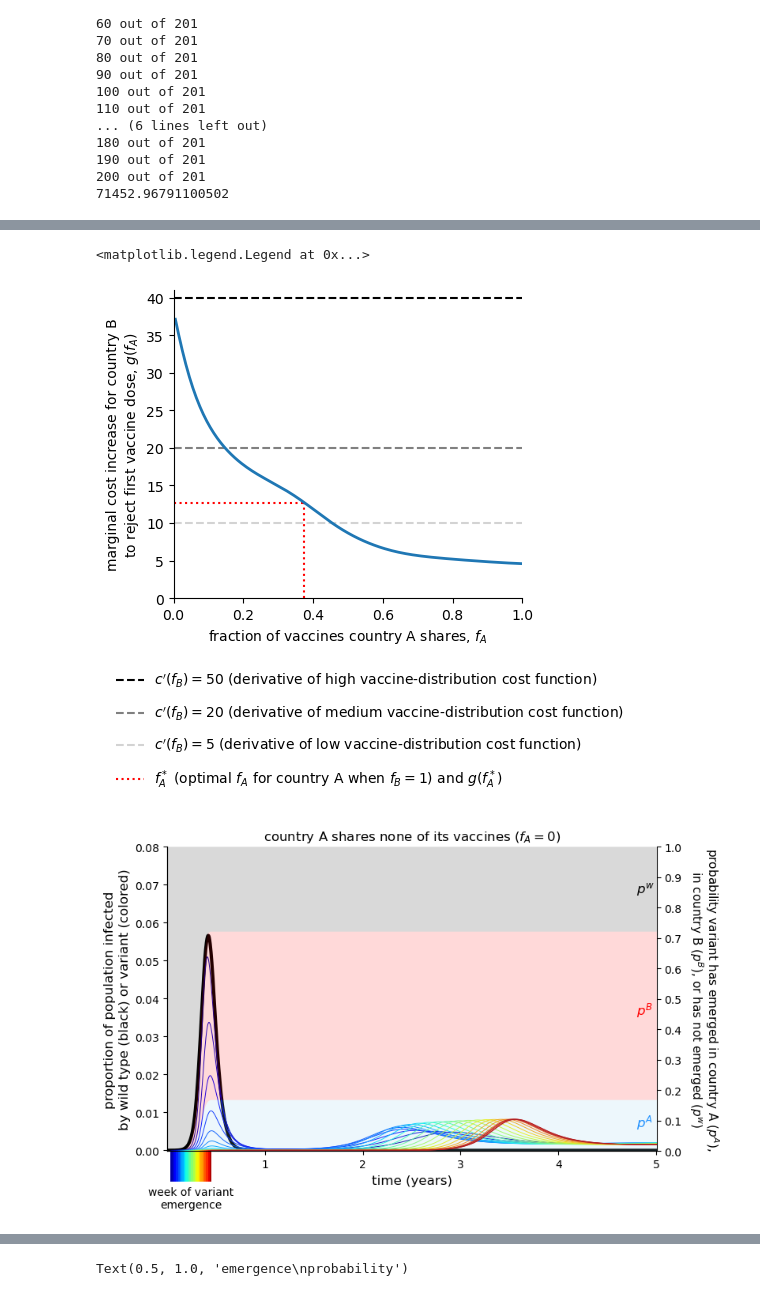
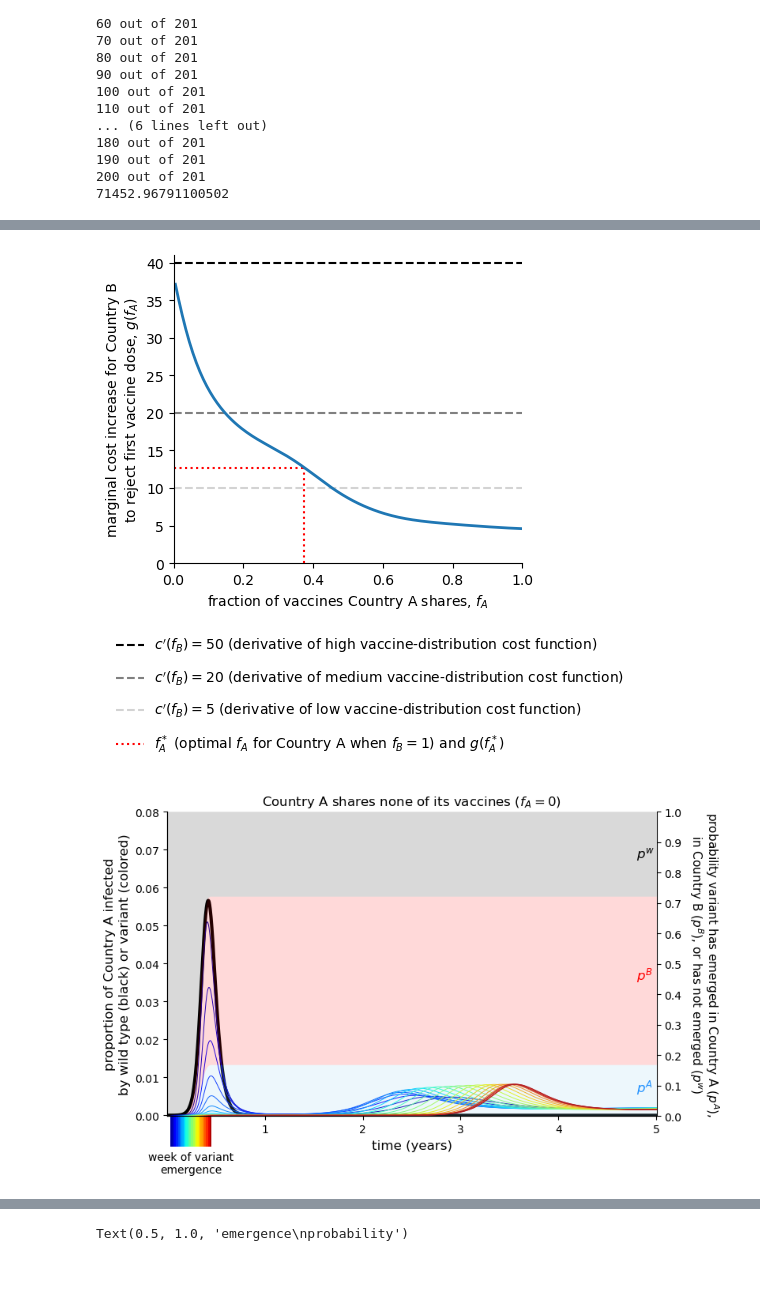
Before and after one commit to freedmanari/vaccine_nationalism, a Jupyter notebook: vaccine_nationalism.ipynb, the cells around one changed output, grey strips where cells are left out. Saved outputs shown, nothing was run; the diff lists cells and outputs as text; code cells hidden in the pictures.

```diff
--- a/vaccine_nationalism.ipynb
+++ b/vaccine_nationalism.ipynb
@@ -876,7 +871,7 @@ plt.axhline(y=cost_slope_high, color='black', linewidth=1.5, linestyle='dashed',
 plt.axhline(y=cost_slope_medium, color='gray', linewidth=1.5, linestyle='dashed', label='$c\'(f_B)=20$ (derivative of medium vaccine-distribution cost function)')
 plt.axhline(y=cost_slope_low, color='lightgray', linewidth=1.5, linestyle='dashed', label='$c\'(f_B)=5$ (derivative of low vaccine-distribution cost function)')
 
-plt.plot([f_A_star]*2, [0, gs[f_A_star_ix-1]], linewidth=1.5, color='red', linestyle='dotted', label='$f_A^*$ (optimal $f_A$ for country A when $f_B=1$) and $g(f_A^*)$')
+plt.plot([f_A_star]*2, [0, gs[f_A_star_ix-1]], linewidth=1.5, color='red', linestyle='dotted', label='$f_A^*$ (optimal $f_A$ for Country A when $f_B=1$) and $g(f_A^*)$')
 plt.plot([0, f_A_star], [gs[f_A_star_ix-1]]*2, linewidth=1.5, color='red', linestyle='dotted')
 
 plt.plot(fs[1:], gs, linewidth=2)
@@ -886,24 +881,22 @@ plt.ylim(0,cost_slope_high+1)
 plt.margins(x=0,y=0)
 plt.gca().spines['top'].set_visible(False)
 plt.gca().spines['right'].set_visible(False)
-plt.xlabel('fraction of vaccines country A shares, $f_A$')
-plt.ylabel('marginal cost increase for country B\nto reject first vaccine dose, $g(f_A)$')
+plt.xlabel('fraction of vaccines Country A shares, $f_A$')
+plt.ylabel('marginal cost increase for Country B\nto reject first vaccine dose, $g(f_A)$')
 plt.legend(loc='center left', bbox_to_anchor=(-.2, -.43), frameon=False, labelspacing=1, handlelength=2, handletextpad=0.7)
 
 # plt.savefig('figures/supplement/g_f_A.pdf', bbox_inches='tight')
 # %% [output]
-<matplotlib.legend.Legend at 0x...>
 [figure]
 # %%
-### this and next 7 blocks for figure example
-### or set R0 to 1.5 to create supplementary figure example_low_R0
+### this and next 9 blocks for figure example and supplementary figure example_both_countries
+### or set R0 to 1.5 to create supplementary figures example_low_R0 and example_low_R0_both_countries
 
 ### returns timestep that the variant emerges given its time series
-def emergence_tstep(I_v, ts_per_tstep=1):
+def emergence_tstep(I_v, ts_per_tstep=7):
     return next(ix for ix,y in enumerate(I_v) if y > 0) // ts_per_tstep
 
-tstep = 7
-ts_per_tstep = tstep
+tstep = ts_per_tstep = 7
 tsteps = int(5*365/tstep) + 1
 # %%
 _, all_ts, _, _, \
@@ -911,10 +904,10 @@ pw, pA, pB, A_weights, B_weights, \
 _, _, Iw_wA, _, \
 _, _, Iw_wB, _, \
 _, _, IA_wAs, IA_vAs, _, \
-_, _, _, _, _, \
+_, _, IA_wBs, IA_vBs, _, \
 _, _, IB_wAs, IB_vAs, _, \
-_, _, _, _, _ = get_Js(f_A=0, mu=5, eta=.1,
-                       track_vars=True, epsilon=1e-5, tstep=tstep, tsteps=tsteps, ts_per_tstep=ts_per_tstep)
+_, _, IB_wBs, IB_vBs, _ = get_Js(f_A=0, mu=5, eta=.1,
+                                 track_vars=True, epsilon=1e-5, tstep=tstep, tsteps=tsteps, ts_per_tstep=ts_per_tstep)
 ### or if R0 set to 1.5, replace last line with
 #                        beta=1.5*gamma_def, track_vars=True, epsilon=1e-5, tstep=tstep, tsteps=tsteps, ts_per_tstep=ts_per_tstep)
 # %%
@@ -935,33 +928,33 @@ twin.text(4.8,.08, '$p^A$', fontsize=12, fontweight = 'bold', color='dodgerblue'
 # twin.text(4.8,.22, '$p^B$', fontsize=12, fontweight = 'bold', color='red')
 
 twin.set_yticks(np.linspace(0,1,11))
-twin.set_ylabel('probability variant has emerged in country A ($p^A$),\nin country B ($p^B$), or has not emerged ($p^w$)',
+twin.set_ylabel('probability variant has emerged in Country A ($p^A$),\nin Country B ($p^B$), or has not emerged ($p^w$)',
                 size=11, rotation=270, labelpad=35, linespacing=.9)
 
 kA = len(A_weights)
 kB = len(B_weights)
-emergence_tsteps_A = [emergence_tstep(IA_vAs[:,i], ts_per_tstep) for i in range(kA)]
-emergence_tsteps_B = [emergence_tstep(IB_vAs[:,i], ts_per_tstep) for i in range(kB)]
+emergence_tsteps_A = [emergence_tstep(IA_vAs[:,i]) for i in range(kA)]
+emergence_tsteps_B = [emergence_tstep(IB_vBs[:,i]) for i in range(kB)]
 emergence_tsteps_all = emergence_tsteps_all_low_f_A = list(set(emergence_tsteps_A + emergence_tsteps_B))
 total_weights_low_f_A = []
 
 bounds = range(emergence_tsteps_all[0], emergence_tsteps_all[-1] + 1)
 norm = mpl.colors.BoundaryNorm(bounds, cmap.N)
 
-I_w = pw * Iw_wA
+I_wA = pw * Iw_wA
 for t in emergence_tsteps_all:
     if t in emergence_tsteps_A and t in emergence_tsteps_B:
-        I_w += A_weights[emergence_tsteps_A.index(t)] * IA_wAs[:,emergence_tsteps_A.index(t)] + \
+        I_wA += A_weights[emergence_tsteps_A.index(t)] * IA_wAs[:,emergence_tsteps_A.index(t)] + \
                B_weights[emergence_tsteps_B.index(t)] * IB_wAs[:,emergence_tsteps_B.index(t)]
         total_weights_low_f_A.append(A_weights[emergence_tsteps_A.index(t)] + B_weights[emergence_tsteps_B.index(t)])
     elif t in emergence_tsteps_A:
-        I_w += A_weights[emergence_tsteps_A.index(t)] * IA_wAs[:,emergence_tsteps_A.index(t)]
+        I_wA += A_weights[emergence_tsteps_A.index(t)] * IA_wAs[:,emergence_tsteps_A.index(t)]
         total_weights_low_f_A.append(A_weights[emergence_tsteps_A.index(t)])
     else:
-        I_w += B_weights[emergence_tsteps_B.index(t)] * IB_wAs[:,emergence_tsteps_B.index(t)]
+        I_wA += B_weights[emergence_tsteps_B.index(t)] * IB_wAs[:,emergence_tsteps_B.index(t)]
         total_weights_low_f_A.append(B_weights[emergence_tsteps_B.index(t)])
 
-ax.plot(all_ts/365, I_w, color='black', linewidth=3)
+ax.plot(all_ts/365, I_wA, color='black', linewidth=3)
 
 
 for t in emergence_tsteps_all:
@@ -972,33 +965,33 @@ for t in emergence_tsteps_all:
     else:
         I_vA = IB_vAs[:,emergence_tsteps_B.index(t)]
 
     ax.plot(all_ts[I_vA>0]/365, I_vA[I_vA>0],
              linewidth=.7, color = cmap(norm(t)))
 
 ax.spines[['top']].set_visible(False)
 ax.set_xlabel('time (years)', size=12)
-ax.set_ylabel('proportion of population infected\nby wild type (black) or variant (colored)', size=12, linespacing=1.3)
-ax.set_title('country A shares none of its vaccines ($f_A=0$)')
+ax.set_ylabel('proportion of Country A infected\nby wild type (black) or variant (colored)', size=12, linespacing=1.3)
+ax.set_title('Country A shares none of its vaccines ($f_A=0$)')
 ax.set_ylim(-.0002,.08)
 ### if R0 set to 1.5, replace last line with
 # ax.set_ylim(-.00006,.025)
 
 ax.set_xticks(range(1,6))
 ax.margins(x=0,y=0)
 
 cbax = ax.inset_axes([emergence_tsteps_all[0]/tsteps*.9, -.101, (emergence_tsteps_all[-1]-emergence_tsteps_all[0])/tsteps, 0.1])
 ### if R0 set to 1.5, replace last line with
 # cbax = ax.inset_axes([emergence_tsteps_all[0]/tsteps*.965, -.101, (emergence_tsteps_all[-1]-emergence_tsteps_all[0])/tsteps, 0.1])
 
 cbar = fig.colorbar(mpl.cm.ScalarMappable(cmap=cmap, norm=norm), ax=ax, cax=cbax,
                     orientation='horizontal', location='bottom', ticks=[])
 cbar.outline.set_visible(False)
 cbar.minorticks_off()
 cbar.set_label(label='week of variant\nemergence')
 cbar.solids.set_rasterized(False)
 
 # plt.savefig('figures/roughs/example_low_fA.svg', bbox_inches='tight')
 ### or if R0 set to 1.5
 # plt.savefig('figures/roughs/example_low_R0_low_fA.svg', bbox_inches='tight')
 # %% [output]
-[figure, old version]
+[figure, new version]
```
Also changed, not shown: parts of 25 cells of this notebook, 12 other files.
